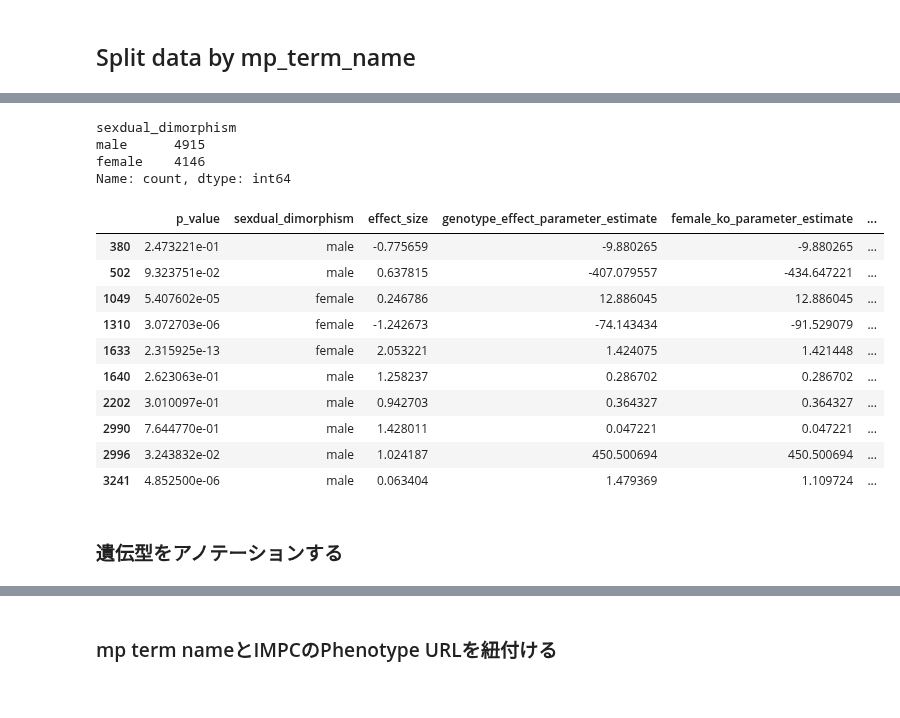
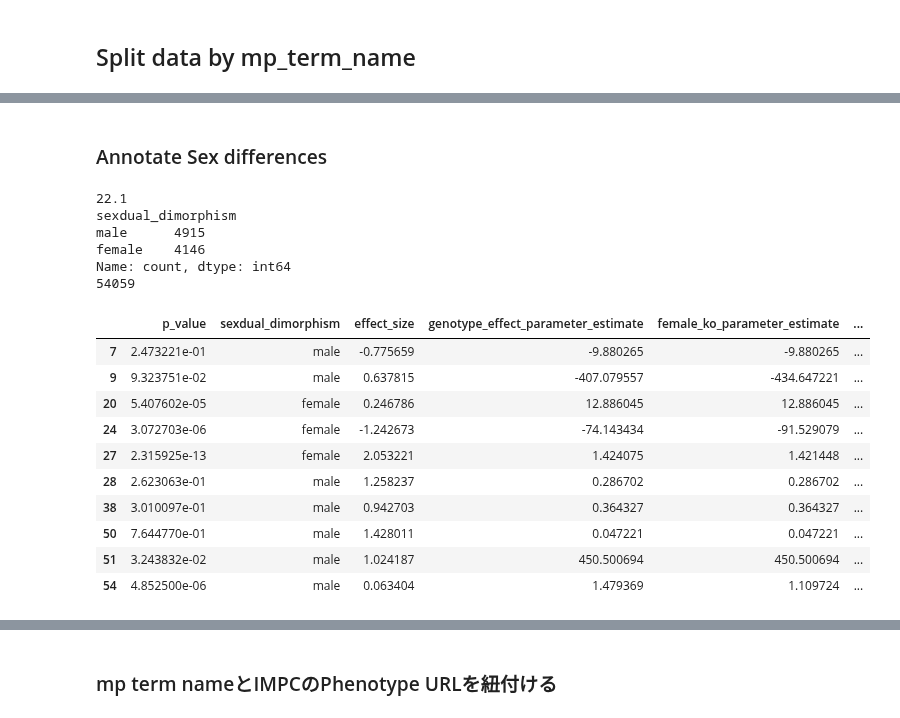
Before and after one commit to akikuno/TSUMUGI-dev, a Jupyter notebook: notebooks/notebools-web/150-seamless_deploy.ipynb, the cells around one changed output, grey strips where cells are left out. Cells and saved outputs as stored; diff of their text form; code cells hidden in the pictures.

```diff
--- a/notebooks/notebools-web/150-seamless_deploy.ipynb
+++ b/notebooks/notebools-web/150-seamless_deploy.ipynb
@@ -128,39 +191,50 @@ for mp_term_name in unique_mp_term_names:
+# %% [markdown]
+### Annotate Sex differences
 # %%
 threshold = 0.0001
 
 # 条件リスト
 conditions = [
-    (data["sex_effect_p_value"] < threshold) & (data["female_ko_effect_p_value"] < threshold) & (data["male_ko_effect_p_value"] > threshold),
-    (data["sex_effect_p_value"] < threshold) & (data["male_ko_effect_p_value"] < threshold) & (data["female_ko_effect_p_value"] > threshold)
+    (data_annotated["sex_effect_p_value"] < threshold) & (data_annotated["female_ko_effect_p_value"] < threshold) & (data_annotated["male_ko_effect_p_value"] > threshold),
+    (data_annotated["sex_effect_p_value"] < threshold) & (data_annotated["male_ko_effect_p_value"] < threshold) & (data_annotated["female_ko_effect_p_value"] > threshold)
 ]
 
 # 条件に対応する値
 choices = ["female", "male"]
 
 # np.selectで列を設定
-data["sexdual_dimorphism"] = np.select(conditions, choices, default=None)
+data_annotated["sexdual_dimorphism"] = np.select(conditions, choices, default=None)
+data_annotated = data_annotated.reset_index(drop=True)
 
 # 結果を確認
-print(data["sexdual_dimorphism"].value_counts())
+print(RELEASE)
+print(data_annotated["sexdual_dimorphism"].value_counts())
+
+# RELEASE 22.1
+# sexdual_dimorphism
+# male      4915
+# female    4146
+
+print(len(data_annotated))
 # %% [output]
+22.1
 sexdual_dimorphism
 male      4915
 female    4146
 Name: count, dtype: int64
+54059
 # %%
-filtered_data = data[data["sexdual_dimorphism"].notna()]
-filtered_data[["p_value", "sexdual_dimorphism", "effect_size", "genotype_effect_parameter_estimate", "female_ko_parameter_estimate", "male_ko_parameter_estimate"]].head(10)
+# 確認
+data_annotated.dropna(subset=["sexdual_dimorphism"])[["p_value", "sexdual_dimorphism", "effect_size", "genotype_effect_parameter_estimate", "female_ko_parameter_estimate", "male_ko_parameter_estimate"]].head(10)
 # %% [output]
 |  | p_value | sexdual_dimorphism | effect_size | genotype_effect_parameter_estimate | female_ko_parameter_estimate | ... |
-| 380 | 2.473221e-01 | male | -0.775659 | -9.880265 | -9.880265 | ... |
-| 502 | 9.323751e-02 | male | 0.637815 | -407.079557 | -434.647221 | ... |
-| 1049 | 5.407602e-05 | female | 0.246786 | 12.886045 | 12.886045 | ... |
-| 1310 | 3.072703e-06 | female | -1.242673 | -74.143434 | -91.529079 | ... |
-| 1633 | 2.315925e-13 | female | 2.053221 | 1.424075 | 1.421448 | ... |
-| 1640 | 2.623063e-01 | male | 1.258237 | 0.286702 | 0.286702 | ... |
-| 2202 | 3.010097e-01 | male | 0.942703 | 0.364327 | 0.364327 | ... |
-| 2990 | 7.644770e-01 | male | 1.428011 | 0.047221 | 0.047221 | ... |
-| 2996 | 3.243832e-02 | male | 1.024187 | 450.500694 | 450.500694 | ... |
-| 3241 | 4.852500e-06 | male | 0.063404 | 1.479369 | 1.109724 | ... |
+| 7 | 2.473221e-01 | male | -0.775659 | -9.880265 | -9.880265 | ... |
+| 9 | 9.323751e-02 | male | 0.637815 | -407.079557 | -434.647221 | ... |
+| 20 | 5.407602e-05 | female | 0.246786 | 12.886045 | 12.886045 | ... |
+| 24 | 3.072703e-06 | female | -1.242673 | -74.143434 | -91.529079 | ... |
+| 27 | 2.315925e-13 | female | 2.053221 | 1.424075 | 1.421448 | ... |
+| 28 | 2.623063e-01 | male | 1.258237 | 0.286702 | 0.286702 | ... |
+| 38 | 3.010097e-01 | male | 0.942703 | 0.364327 | 0.364327 | ... |
+| 50 | 7.644770e-01 | male | 1.428011 | 0.047221 | 0.047221 | ... |
+| 51 | 3.243832e-02 | male | 1.024187 | 450.500694 | 450.500694 | ... |
+| 54 | 4.852500e-06 | male | 0.063404 | 1.479369 | 1.109724 | ... |
-# %% [markdown]
-### 遺伝型をアノテーションする
```
Also changed, not shown: parts of 23 cells of this notebook, 2 other files.
